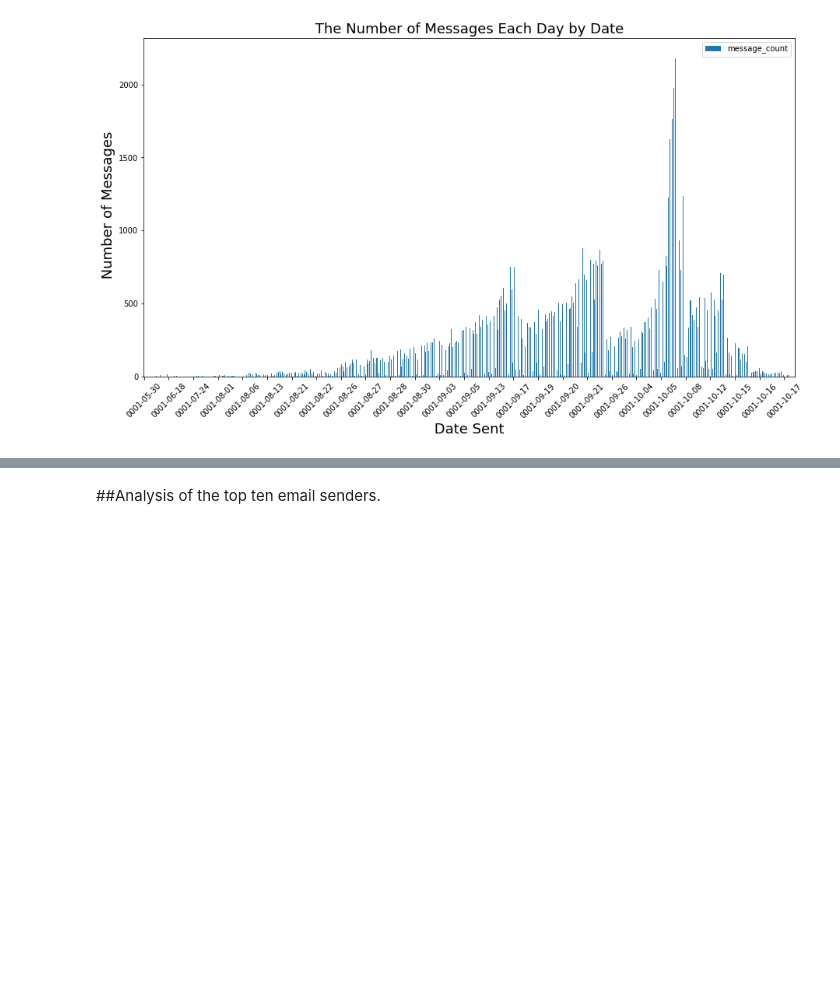
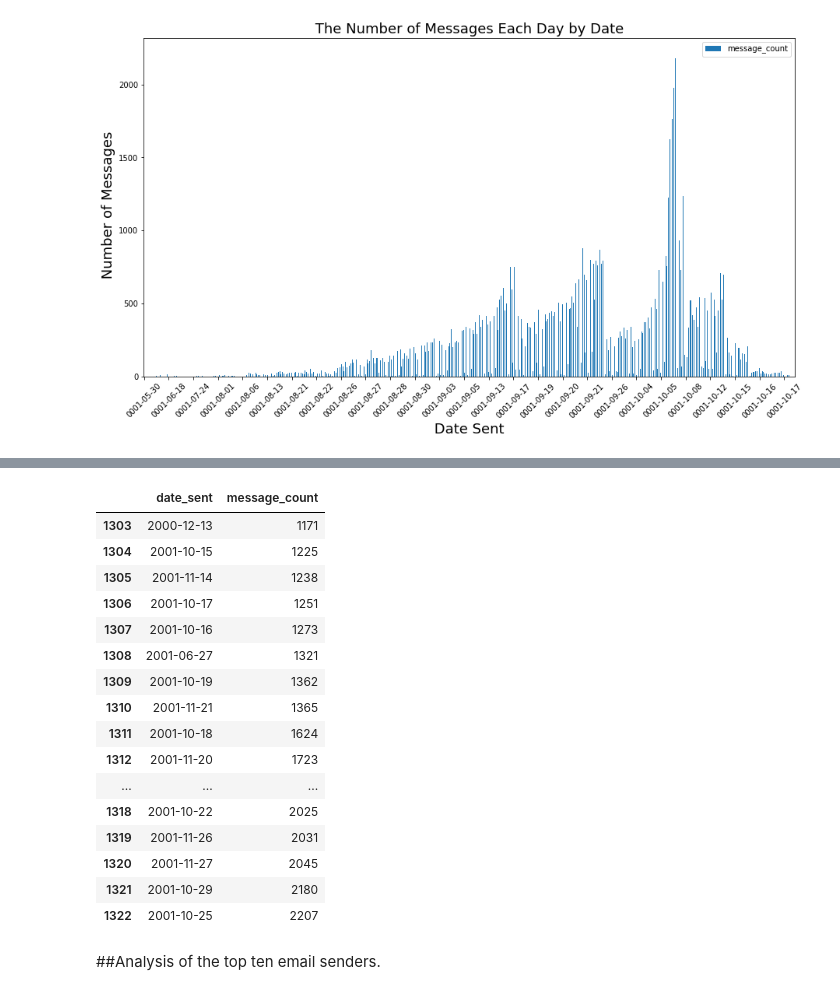
Before and after one commit to nathancomley/ASSIGNMENT-2, a Jupyter notebook: Programming_assignment_Original.ipynb, the cells around one changed output, grey strips where cells are left out. Drawn from its saved outputs; the diff is of its cells as text; code cells hidden in the pictures; blank space fills up the shorter version.

Commit message:
Added top 20 days messages was sent code and table

```diff
--- a/Programming_assignment_Original.ipynb
+++ b/Programming_assignment_Original.ipynb
@@ -119,3 +120,17 @@ plt.ylabel(" Number of Messages", fontsize = 18)
 # %% [output]
 Text(0, 0.5, ' Number of Messages')
 [figure]
+# %%
+#Along with the graph, this table will show the top 20 days that had the most emails sent.
+
+#code to order by message_count.
+
+sql='''
+   SELECT date(date) AS date_sent, count(mid) AS message_count
+   FROM message
+   GROUP BY date_sent
+   ORDER BY message_count;
+'''
+# Load the data into a DataFrame
+OrderedbyMessages_df = pd.read_sql_query(sql,conn)
+OrderedbyMessages_df
@@ -122,3 +151,26 @@ Text(0, 0.5, ' Number of Messages')
+# %%
+#This table officially shows the top 20 days where the most emails where sent.
+
+Top20DaysWithMostEmails_df = OrderedbyMessages_df.tail(20)
+Top20DaysWithMostEmails_df
+# %% [output]
+|  | date_sent | message_count |
+| 1303 | 2000-12-13 | 1171 |
+| 1304 | 2001-10-15 | 1225 |
+| 1305 | 2001-11-14 | 1238 |
+| 1306 | 2001-10-17 | 1251 |
+| 1307 | 2001-10-16 | 1273 |
+| 1308 | 2001-06-27 | 1321 |
+| 1309 | 2001-10-19 | 1362 |
+| 1310 | 2001-11-21 | 1365 |
+| 1311 | 2001-10-18 | 1624 |
+| 1312 | 2001-11-20 | 1723 |
+| ... | ... | ... |
+| 1318 | 2001-10-22 | 2025 |
+| 1319 | 2001-11-26 | 2031 |
+| 1320 | 2001-11-27 | 2045 |
+| 1321 | 2001-10-29 | 2180 |
+| 1322 | 2001-10-25 | 2207 |
 # %% [markdown]
 ##Analysis of the top ten email senders.
 # %%
```
Also changed, not shown: parts of 3 cells of this notebook.
